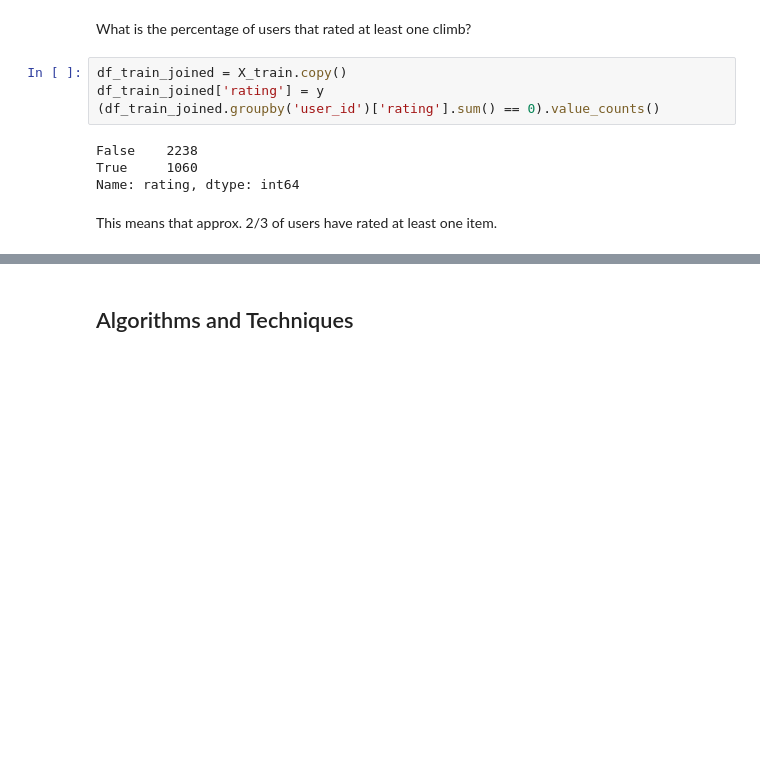
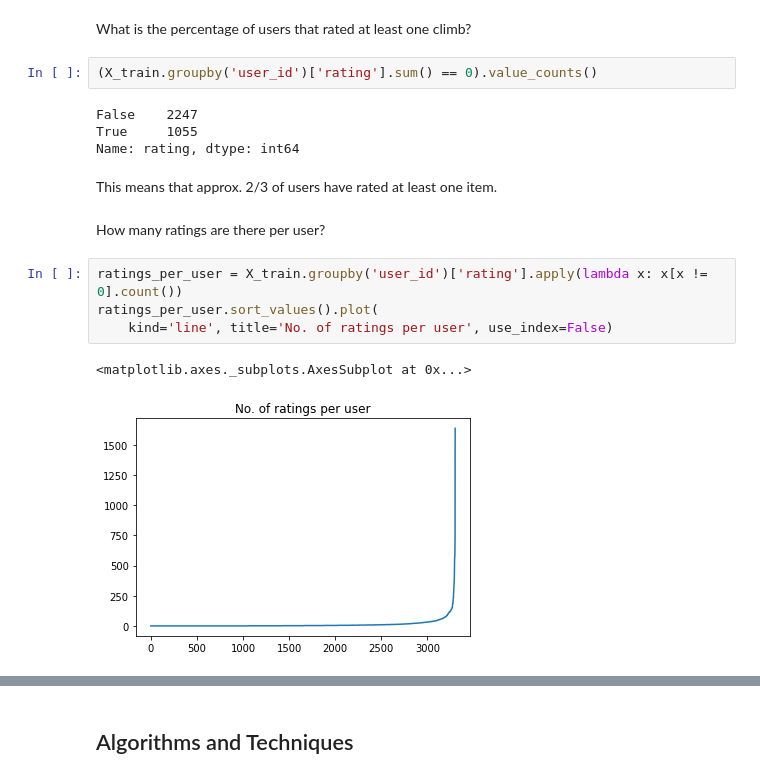
Before and after one commit to killakalle/8anu_Exploration, a Jupyter notebook: 8anu_Exploration.ipynb, the cells around one changed output, grey strips where cells are left out. Saved outputs shown, nothing was run; the diff lists cells and outputs as text; blank space fills up the shorter version.

```diff
--- a/8anu_Exploration.ipynb
+++ b/8anu_Exploration.ipynb
@@ -296,12 +303,19 @@ Out of those climbs, that were rated, the average is 2.14.
 # %% [markdown]
 What is the percentage of users that rated at least one climb?
 # %%
-df_train_joined = X_train.copy()
-df_train_joined['rating'] = y
-(df_train_joined.groupby('user_id')['rating'].sum() == 0).value_counts()
+(X_train.groupby('user_id')['rating'].sum() == 0).value_counts()
 # %% [output]
-False    2238
-True     1060
+False    2247
+True     1055
 Name: rating, dtype: int64
 # %% [markdown]
 This means that approx. 2/3 of users have rated at least one item.
+# %% [markdown]
+How many ratings are there per user?
+# %%
+ratings_per_user = X_train.groupby('user_id')['rating'].apply(lambda x: x[x != 0].count())
+ratings_per_user.sort_values().plot(
+    kind='line', title='No. of ratings per user', use_index=False)
+# %% [output]
+<matplotlib.axes._subplots.AxesSubplot at 0x...>
+[figure, added]
```
Also changed, not shown: parts of 43 cells of this notebook.
